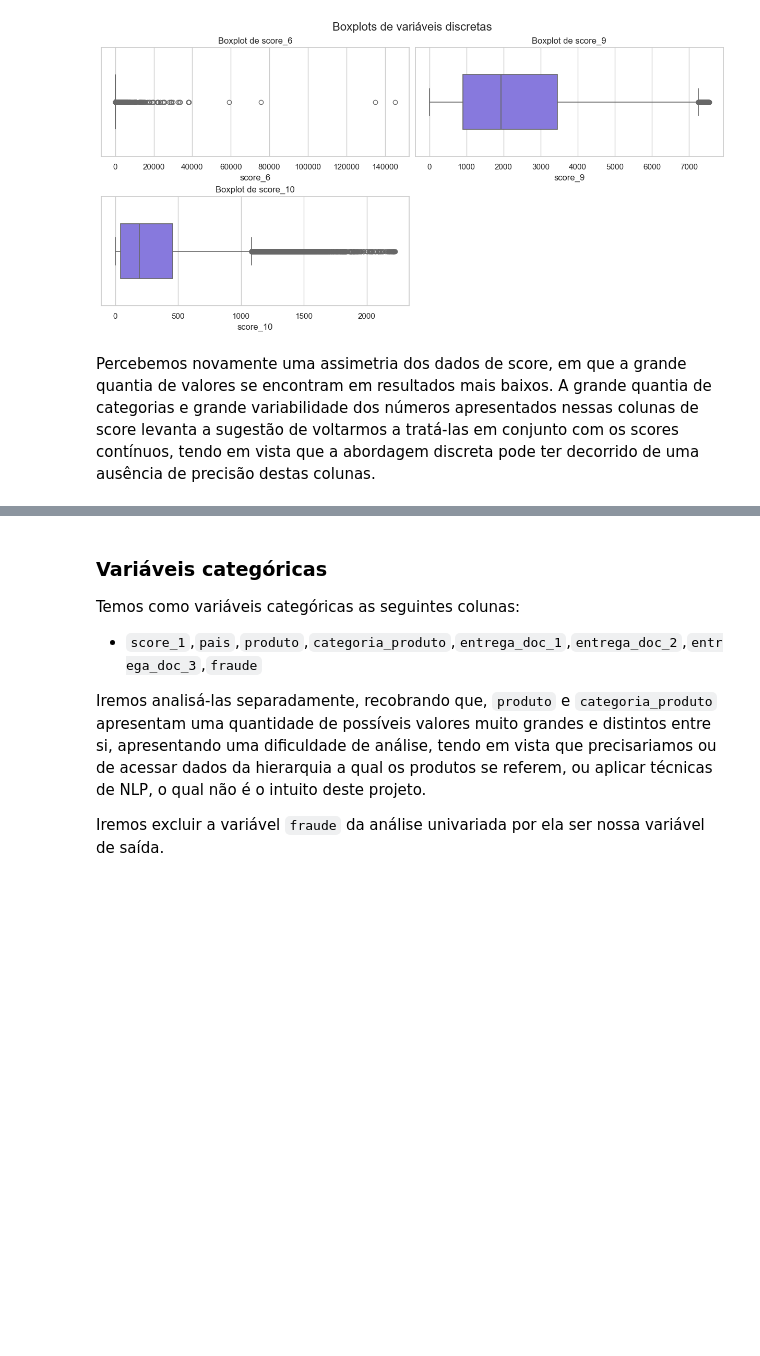
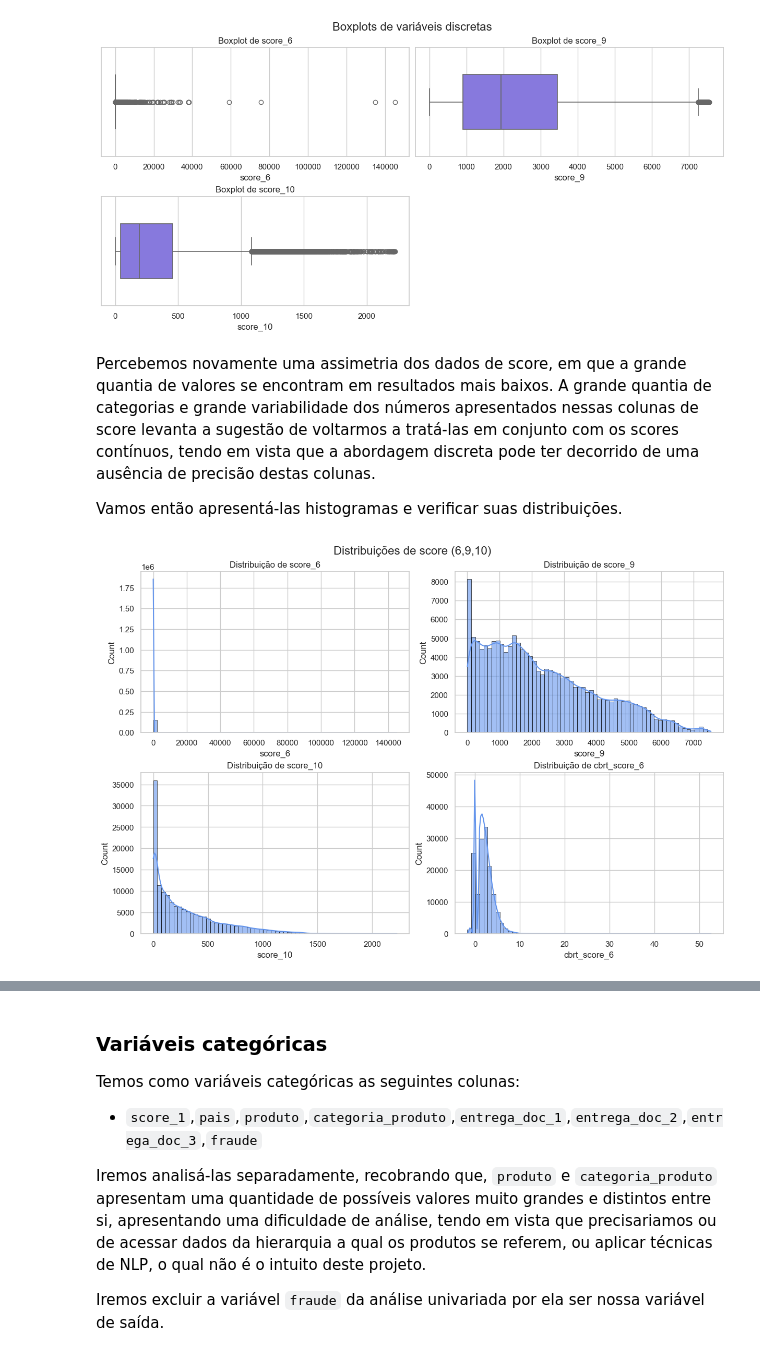
Before and after one commit to renneruan/fraud-detection, a Jupyter notebook: notebooks/2-eda.ipynb, the cells around one changed output, grey strips where cells are left out. Cells and saved outputs as stored; diff of their text form; code cells hidden in the pictures; blank space fills up the shorter version.

```diff
--- a/notebooks/2-eda.ipynb
+++ b/notebooks/2-eda.ipynb
@@ -430,3 +430,30 @@ plt.show()
 [figure]
 # %% [markdown]
 Percebemos novamente uma assimetria dos dados de score, em que a grande quantia de valores se encontram em resultados mais baixos. A grande quantia de categorias e grande variabilidade dos números apresentados nessas colunas de score levanta a sugestão de voltarmos a tratá-las em conjunto com os scores contínuos, tendo em vista que a abordagem discreta pode ter decorrido de uma ausência de precisão destas colunas.
+
+Vamos então apresentá-las histogramas e verificar suas distribuições.
+# %%
+high_options_columns = ["score_6", "score_9", "score_10"]
+
+df_copy["cbrt_score_6"] = np.cbrt(df["score_6"])
+
+fig, axes = plt.subplots(2, 2, figsize=(12, 8), constrained_layout=True)
+
+for ax, col in zip(
+    axes.flat, df_copy[["score_6", "score_9", "score_10", "cbrt_score_6"]]
+):
+    sns.histplot(
+        df_copy[col],
+        kde=True,
+        ax=ax,
+        color="cornflowerblue",
+        bins=60,
+        alpha=0.6,
+        edgecolor="black",
+    )
+    ax.set_title(f"Distribuição de {col}")
+
+plt.suptitle("Distribuições de score (6,9,10)", fontsize=16)
+plt.show()
+# %% [output]
+[figure, added]
```
Also changed, not shown: parts of 25 cells of this notebook.
